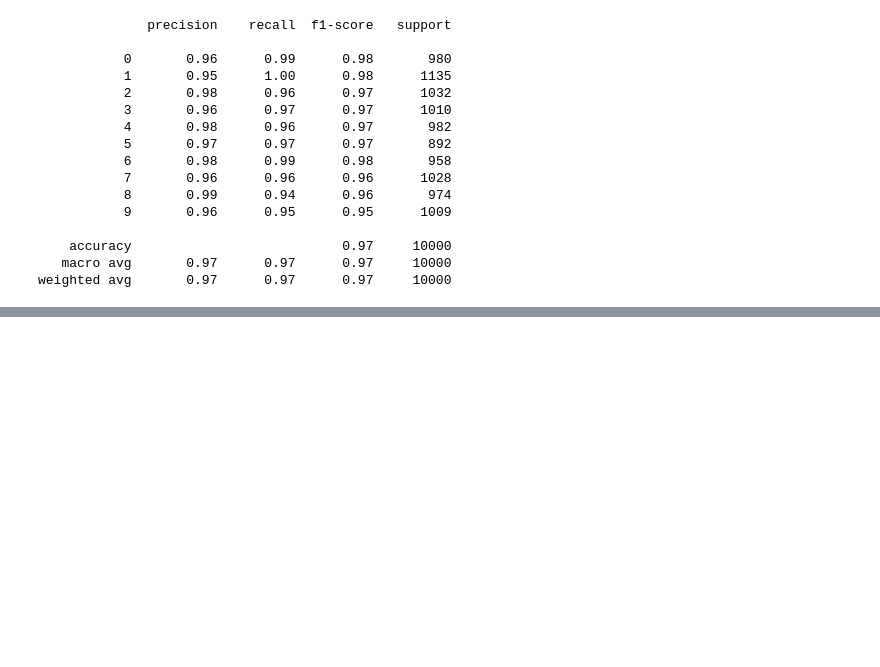
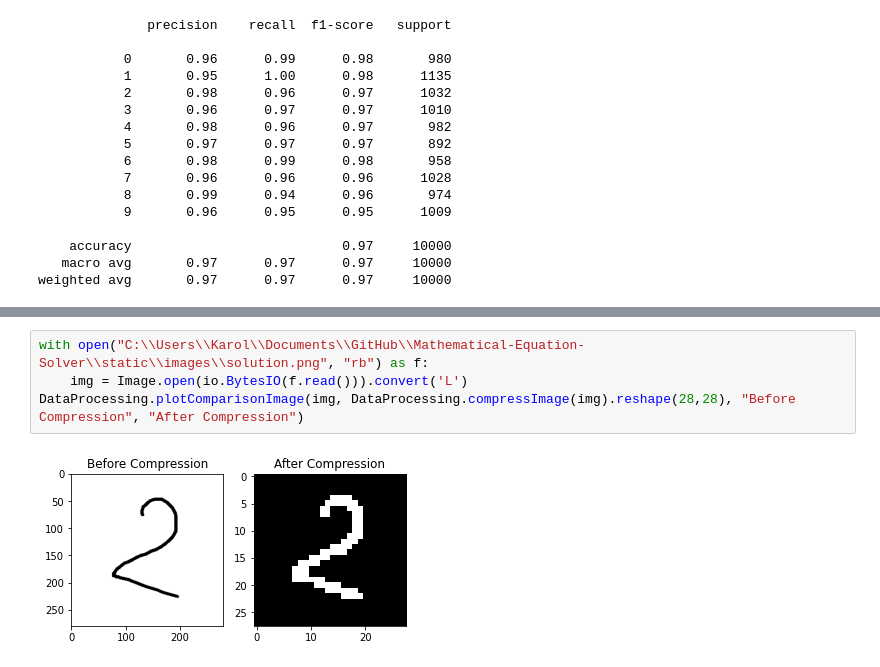
Before and after one commit to karolcieply/Mathematical-Equation-Solver, a Jupyter notebook: solver/model/modelStats.ipynb, the cells around one changed output, grey strips where cells are left out. Drawn from its saved outputs; the diff is of its cells as text; blank space fills up the shorter version.

```diff
--- a/solver/model/modelStats.ipynb
+++ b/solver/model/modelStats.ipynb
@@ -40,0 +51,6 @@ weighted avg       0.97      0.97      0.97     10000
+# %%
+with open("C:\\Users\\Karol\\Documents\\GitHub\\Mathematical-Equation-Solver\\static\\images\\solution.png", "rb") as f:
+    img = Image.open(io.BytesIO(f.read())).convert('L')
+DataProcessing.plotComparisonImage(img, DataProcessing.compressImage(img).reshape(28,28), "Before Compression", "After Compression")
+# %% [output]
+[figure, added]
```
Also changed, not shown: parts of 6 cells of this notebook, 2 other files.
